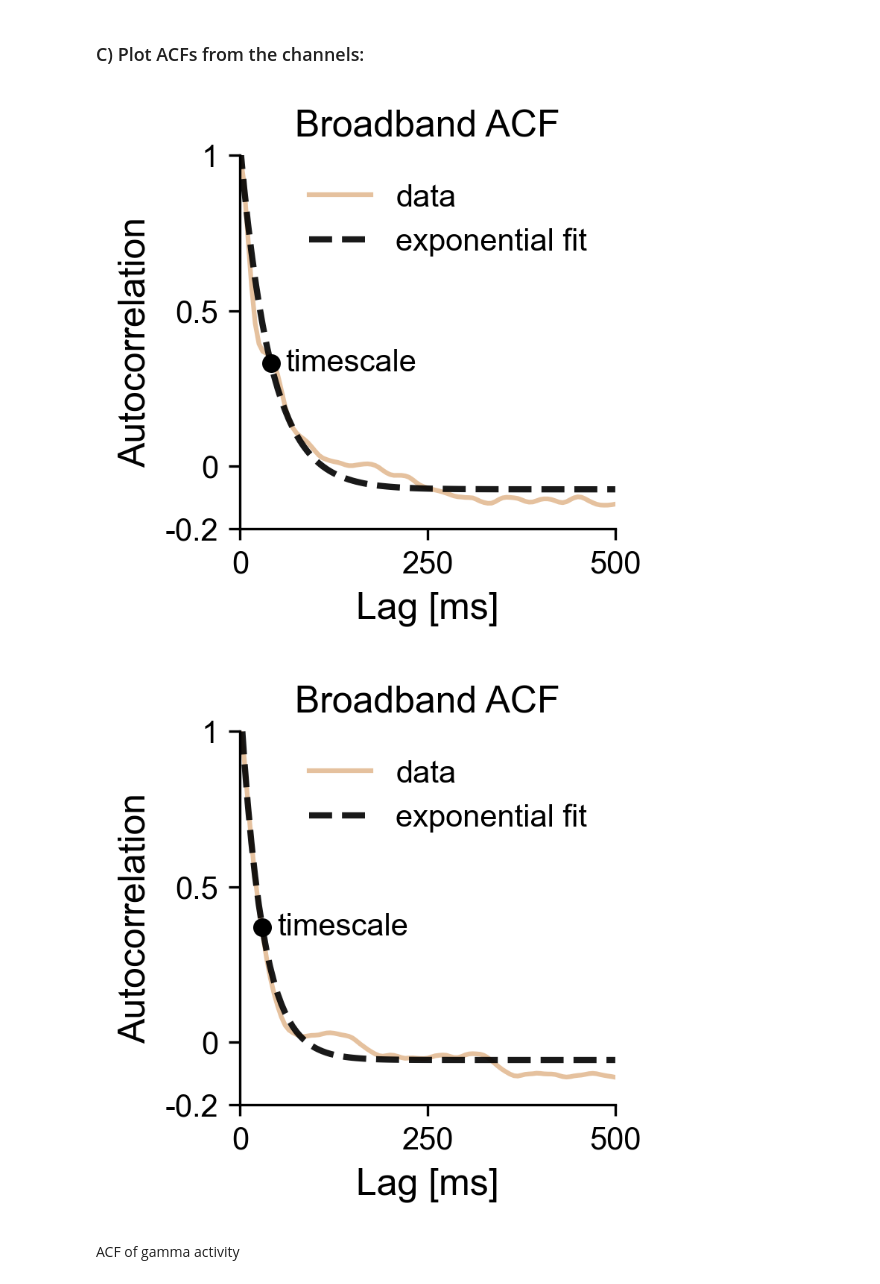
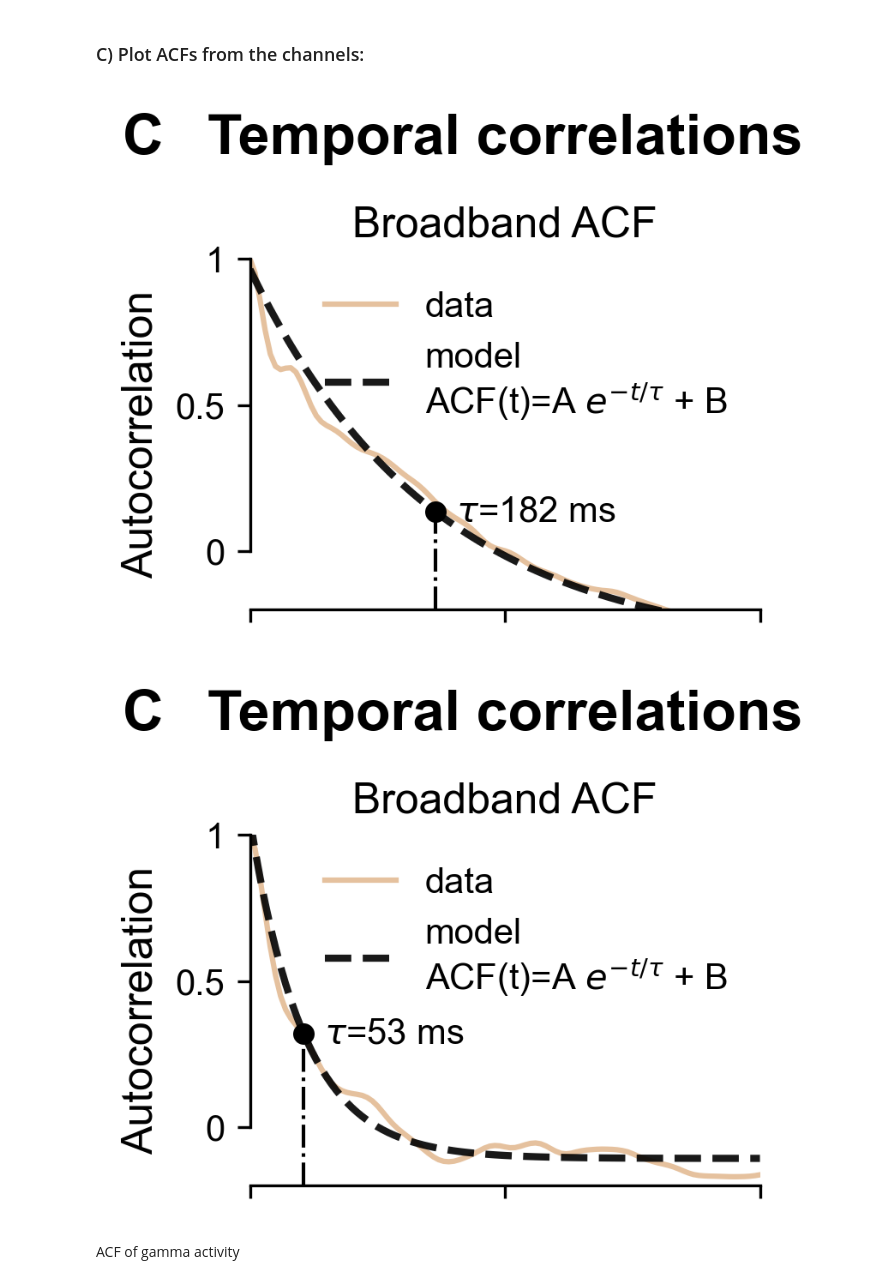
Before and after one commit to cusinatr/MNI-Analysis, a Jupyter notebook: Analysis/Figures/Fig_intro.ipynb, the cells around one changed output. Drawn from its saved outputs; the diff is of its cells as text; code cells hidden in the pictures.

Commit message:
update figures

```diff
--- a/Analysis/Figures/Fig_intro.ipynb
+++ b/Analysis/Figures/Fig_intro.ipynb
@@ -73,8 +45,8 @@ data_R = data["Data_R"].T
 Selected patients and channels to plot:
 # %%
 # Patients and channels to use
-pats = [34, 34] # [78, 78]  # [34, 34]
-chans = ["GD034Lr_3", "GD034Lu_2"] # ["MM078LOF3", "MM078LH8"]  # ["GD034Lr_3", "GD034Lu_2"]
+pats = [78, 78]  # [34, 34]
+chans = ["MM078LOF3", "MM078LH8"]  # ["GD034Lr_3", "GD034Lu_2"]
 lobes = ["Frontal", "Temporal"]
 # %% [markdown]
 Define names and colors:
@@ -312,7 +301,7 @@ for ch in chans:
 ### C) Plot ACFs from the channels:
 # %%
 # Figsize in cm
-figsize = (5.5, 5.5)
+figsize = (6.5, 4.5)
 
 for pat, chan, lobe in zip(pats, chans, lobes):
     pat_dir = tau_path.joinpath("Pats", str(pat).zfill(3))
@@ -356,7 +345,7 @@ for pat, chan, lobe in zip(pats, chans, lobes):
             ls="--",
             lw=2,
             alpha=0.9,
-            label="exponential fit",
+            label="model\n" + r"ACF(t)=A $e^{-t/\tau}$ + B"
         )
         ax.scatter(
             params[0] * 1000,
@@ -366,43 +355,65 @@ for pat, chan, lobe in zip(pats, chans, lobes):
             s=25,
             zorder=5
         )
+        ax.plot(
+            [params[0] * 1000, params[0] * 1000],
+            [-0.2, params[1] * (1/np.e + params[2])],
+            lw=1,
+            ls="-.",
+            c="k",
+            zorder=5
+        )
         ax.annotate(
-            "timescale",
+            r"$\tau$=" + str(round(params[0] * 1000)) + " ms",
             (params[0] * 1000 + 20, params[1] * (1/np.e + params[2])),
             va="center",
             fontsize=plots.fsize.TEXT_SIZE
         )
+        # ax.annotate(
+        #     f"$\tau$={round(params[0] * 1000)} ms",
+        #     (params[0] * 1000 + 20, -0.15),
+        #     va="center",
+        #     fontsize=plots.fsize.TEXT_SIZE
+        # )
         # title = " - ".join([str(pat), chan, lobe])
+        plots._format_spines(ax, s_bounds={"left": (0, 1), "bottom": (0, 500)})
         ax.set_title(
             "Broadband ACF", fontsize=plots.fsize.TITLE_SIZE
         )
         ax.set_xlim(0, 500)
         ax.set_xticks(
             [0, 250, 500],
-            labels=[0, 250, 500],
-            fontsize=plots.fsize.TICK_SIZE
+            labels=[""] * 3,
+            fontsize=0  #plots.fsize.TICK_SIZE
         )
+        # ax.set_xlabel(
+        #     "Lag [ms]", fontsize=plots.fsize.LABEL_SIZE
+        # )
         ax.set_xlabel(
-            "Lag [ms]", fontsize=plots.fsize.LABEL_SIZE
+            "", fontsize=0
         )
         ax.set_ylim(-0.2, 1)
         ax.set_yticks(
-            [-0.2, 0, 0.5, 1],
-            labels=[-0.2, 0, 0.5, 1],
+            [0, 0.5, 1],
+            labels=[0, 0.5, 1],
             fontsize=plots.fsize.TICK_SIZE
         )
         ax.set_ylabel(
             "Autocorrelation", fontsize=plots.fsize.LABEL_SIZE
         )
         plots._format_spines(ax)
     ax.legend(frameon=False, fontsize=plots.fsize.TEXT_SIZE)
 
+    # Annotate panel
+    ax.text(-0.25, 1.3, "C", transform=ax.transAxes, size=16, weight='bold')
+    ax.text(0.5, 1.3, "Temporal correlations", transform=ax.transAxes, size=16, weight='bold', ha="center")
+
     plots.save_figure(fig, fig_path.joinpath(f"ACF_{pat}_{chan}.svg"))
 
     plt.show()
 # %% [output]
-[figure, old version]
+[figure, new version]
-[figure, old version]
+[figure, new version]
 # %% [markdown]
 ACF of gamma activity
 # %%
```
Also changed, not shown: parts of 6 cells of this notebook, 3 other files.
